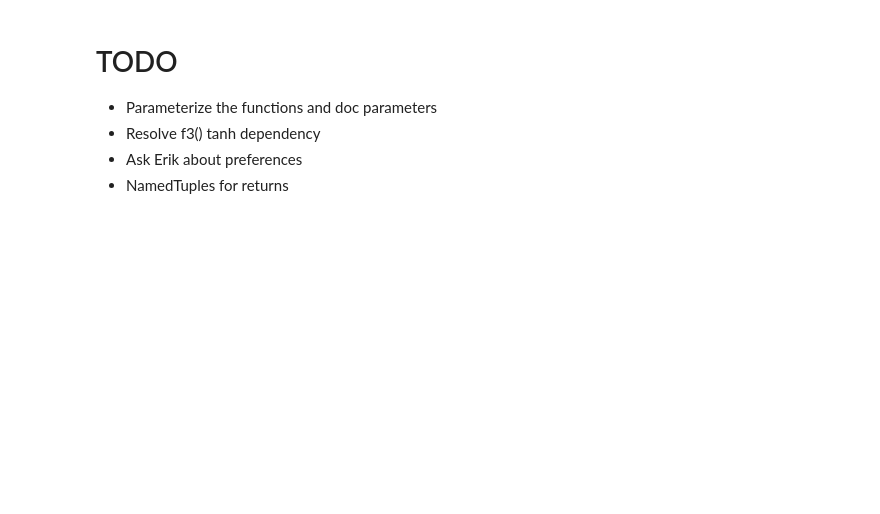
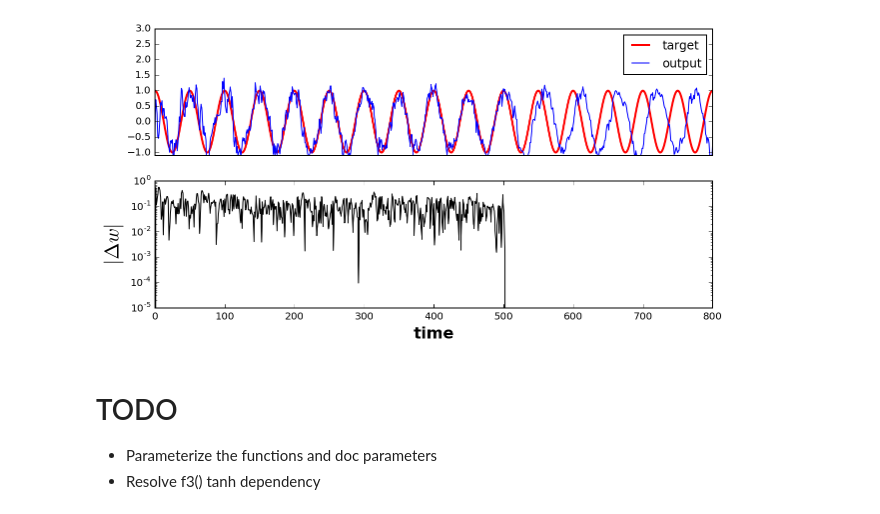
Before and after one commit to avicennax/jedi, a Jupyter notebook: notebooks/Basic Tests.ipynb, the cells around one changed output. Drawn from its saved outputs; the diff is of its cells as text; code cells hidden in the pictures; blank space fills up the shorter version.

```diff
--- a/notebooks/Basic Tests.ipynb
+++ b/notebooks/Basic Tests.ipynb
@@ -12,7 +57,10 @@ jedi.learning_plot(stuff[0], stuff[2], target, stuff[4])
+# %%
+X = jedi.dforce()
+error_signal_plot(X.t, X.z, X.wu)
+# %% [output]
+[figure, added]
 # %% [markdown]
 # TODO
 
 * Parameterize the functions and doc parameters
 * Resolve f3() tanh dependency
-* Ask Erik about preferences
-* NamedTuples for returns
```
Also changed, not shown: parts of 8 cells of this notebook, 2 other files.
